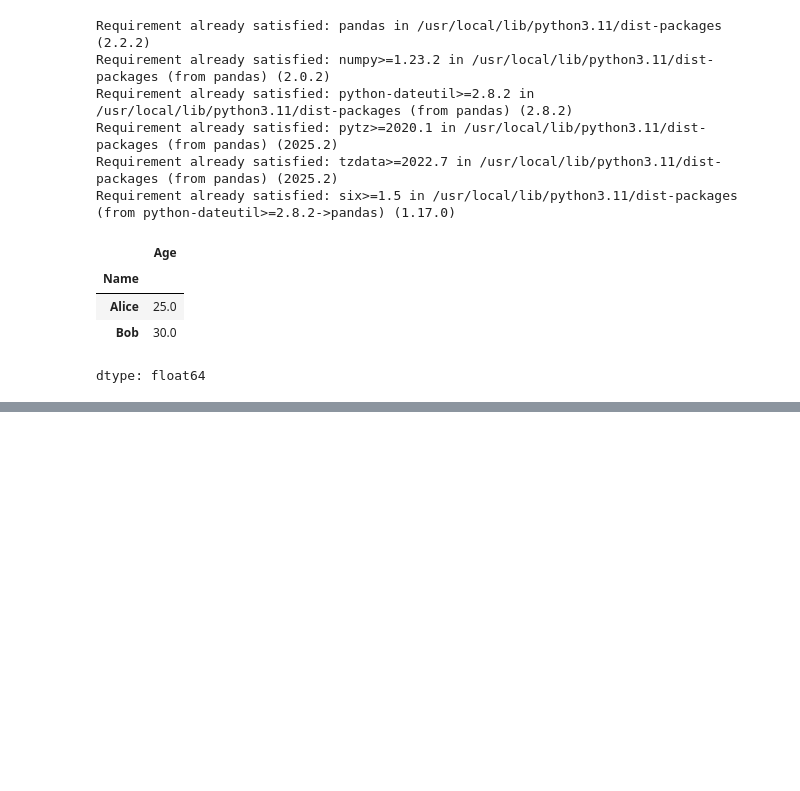
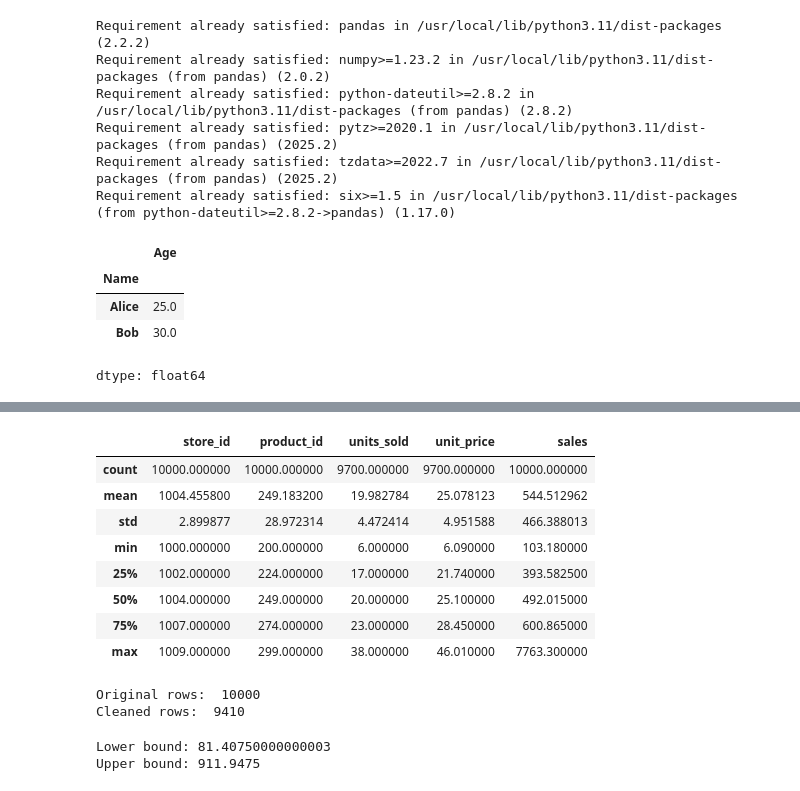
Before and after one commit to hungnguyen-165/Programming, a Jupyter notebook: week_7.ipynb, the cells around one changed output, grey strips where cells are left out. Drawn from its saved outputs; the diff is of its cells as text; code cells hidden in the pictures; blank space fills up the shorter version.

```diff
--- a/week_7.ipynb
+++ b/week_7.ipynb
@@ -60,0 +66,5 @@ df
+# %%
+import pandas as pd
+
+df = pd.read_csv('sales_data.csv')
+df.info()
@@ -60,0 +85,34 @@ df
+# %%
+df.describe()
+# %% [output]
+|  | store_id | product_id | units_sold | unit_price | sales |
+| count | 10000.000000 | 10000.000000 | 9700.000000 | 9700.000000 | 10000.000000 |
+| mean | 1004.455800 | 249.183200 | 19.982784 | 25.078123 | 544.512962 |
+| std | 2.899877 | 28.972314 | 4.472414 | 4.951588 | 466.388013 |
+| min | 1000.000000 | 200.000000 | 6.000000 | 6.090000 | 103.180000 |
+| 25% | 1002.000000 | 224.000000 | 17.000000 | 21.740000 | 393.582500 |
+| 50% | 1004.000000 | 249.000000 | 20.000000 | 25.100000 | 492.015000 |
+| 75% | 1007.000000 | 274.000000 | 23.000000 | 28.450000 | 600.865000 |
+| max | 1009.000000 | 299.000000 | 38.000000 | 46.010000 | 7763.300000 |
+# %%
+df_clean = df.dropna()
+
+print("Original rows: ", len(df))
+print("Cleaned rows: ", len(df_clean))
+# %% [output]
+Original rows:  10000
+Cleaned rows:  9410
+# %%
+# Step-by-step: calculate bounds
+Q1 = df_clean['sales'].quantile(0.25)
+Q3 = df_clean['sales'].quantile(0.75)
+IQR = Q3 - Q1
+
+lower_bound = Q1 - 1.5 * IQR
+upper_bound = Q3 + 1.5 * IQR
+
+print("Lower bound:", lower_bound)
+print("Upper bound:", upper_bound)
+# %% [output]
+Lower bound: 81.40750000000003
+Upper bound: 911.9475
```
Also changed, not shown: parts of 4 cells of this notebook.
